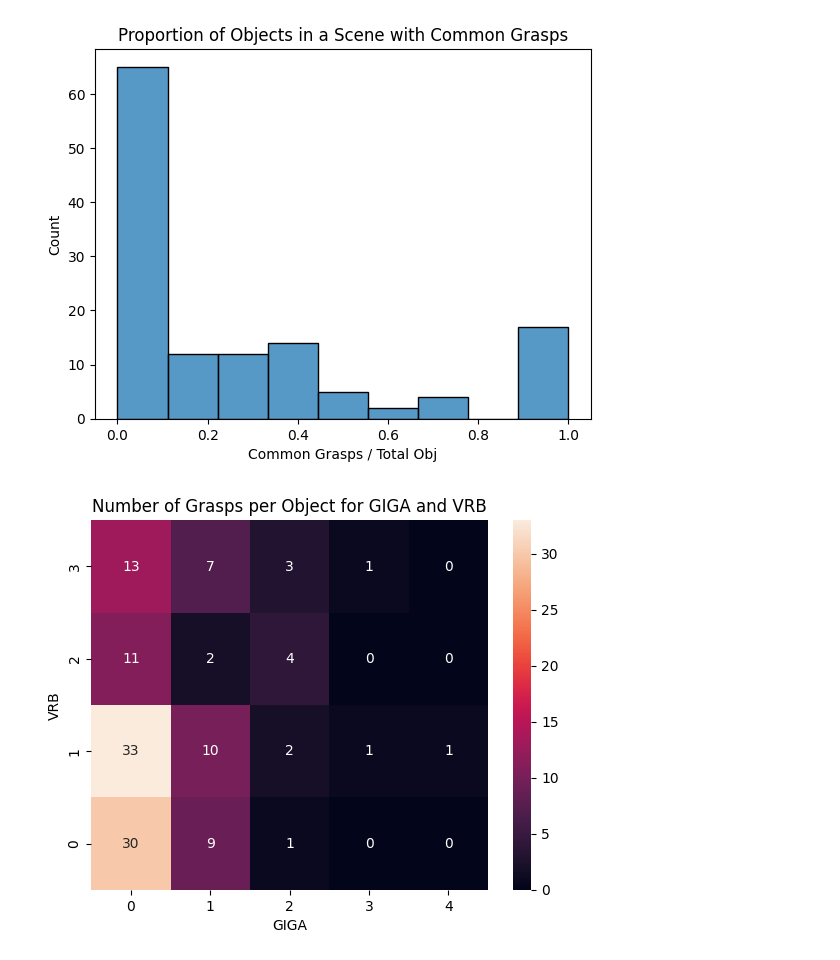
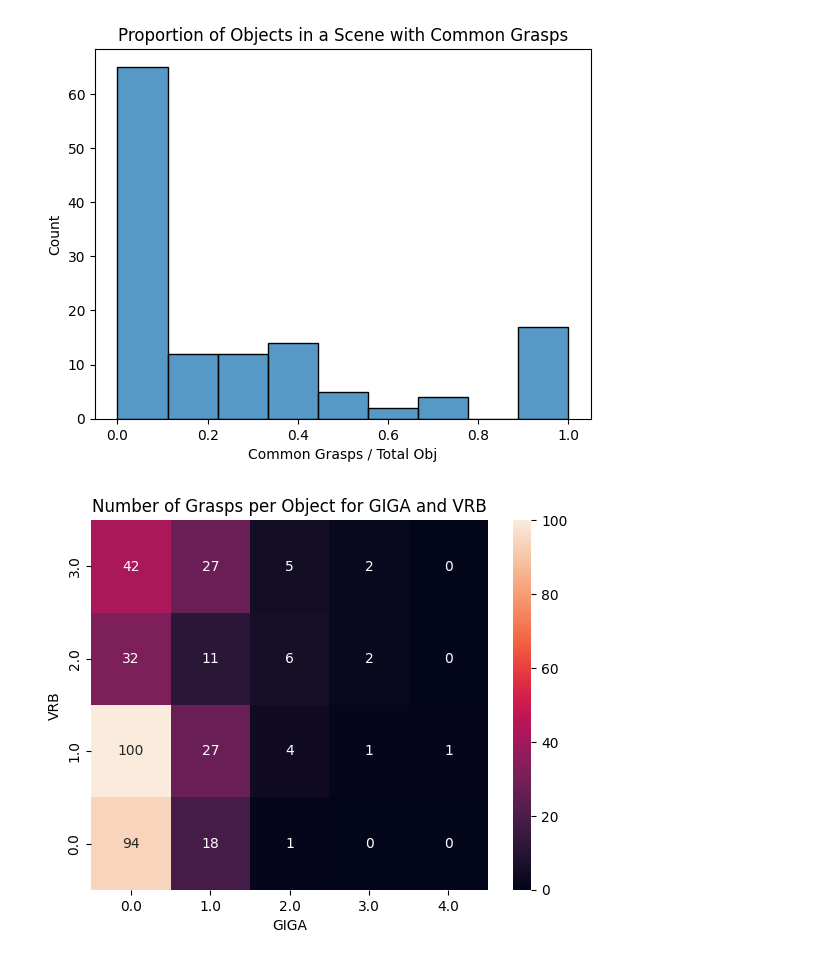
Before and after one commit to ishan-gaur/affordance-bench, a Jupyter notebook: experiment_analysis.ipynb, the cells around one changed output. Drawn from its saved outputs; the diff is of its cells as text; code cells hidden in the pictures.

Commit message:
whole-experiment summary plots

```diff
--- a/experiment_analysis.ipynb
+++ b/experiment_analysis.ipynb
@@ -47,39 +47,41 @@ plt.xlabel("Common Grasps / Total Obj")
 # %%
 import seaborn as sns
 import matplotlib.pyplot as plt
 
 # Define the function to extract modes
 def extract_modes(df, column_name):
     flattened_modes = []
-    for i, row in enumerate(df[column_name]):
+    for i, row in df.iterrows():
         modes_list = row[column_name]
-        modes = modes_list.split(",")
-        modes = [int(mode) for mode in modes if mode != ""]
-        flattened_modes.extend(modes)
-        # flattened_modes.extend([modes_list])
+        if row["experiment"] == "single":
+            flattened_modes.append(modes_list)
+        else:
+            modes = modes_list.split(",")
+            modes = [int(mode) for mode in modes if mode != ""]
+            flattened_modes.extend(modes)
     return flattened_modes
 
 # Extract modes for giga_pos_modes and vrb_pos_modes
 vrb_pos_modes = extract_modes(pile_df, "vrb_pos_modes")
 giga_pos_modes = extract_modes(pile_df, "giga_pos_modes")
 
 # Create a dataframe for the heatmap
 heatmap_df = pd.DataFrame({'Giga': giga_pos_modes, 'Vrb': vrb_pos_modes})
 
 # Create the 2D heatmap with counts annotated
 heatmap = heatmap_df.pivot_table(index='Vrb', columns='Giga', aggfunc='size', fill_value=0)
 sns.heatmap(heatmap, annot=True, fmt='d', cbar=True)
 
 # Set the axis labels and tick labels
 plt.xlabel('GIGA')
 plt.ylabel('VRB')
 plt.title('Number of Grasps per Object for GIGA and VRB')
 plt.gca().invert_yaxis()
 
 # Show the plot
 plt.show()
 # %% [output]
-[figure, old version]
+[figure, new version]
 # %%
 giga_dir_modes = extract_modes(pile_df, "giga_dir_modes")
 vrb_dir_modes = extract_modes(pile_df, "vrb_dir_modes")
```
Also changed, not shown: parts of 3 cells of this notebook.
